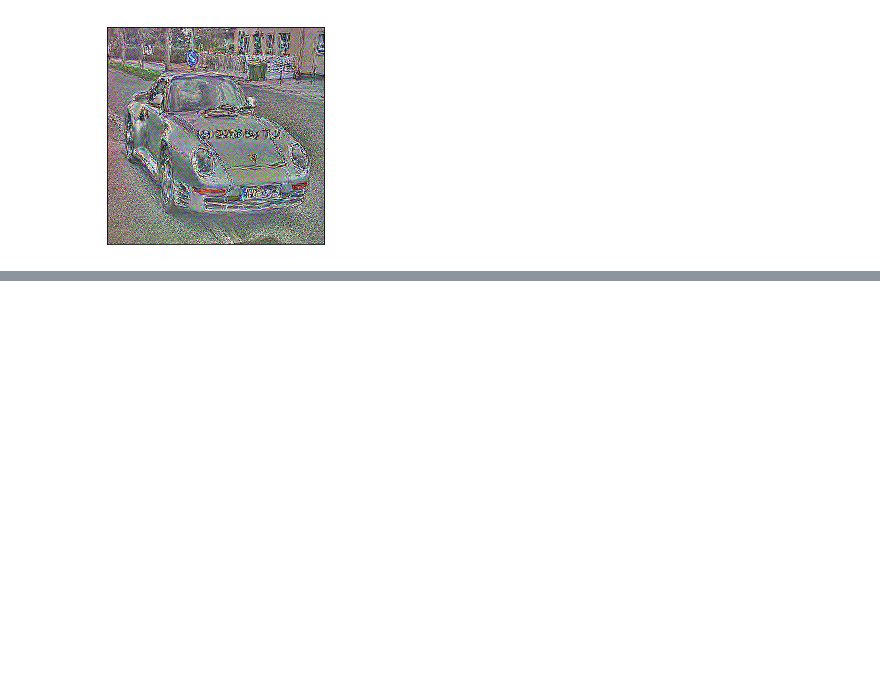
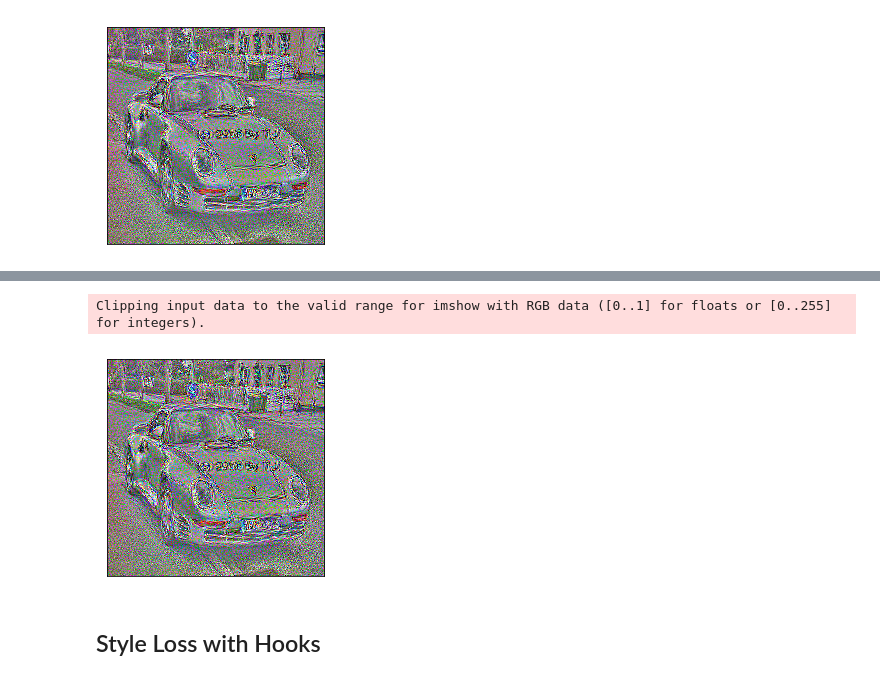
Before and after one commit to ganesh-krishnan/fastai, a Jupyter notebook: courses/dl2/style-transfer_gk.ipynb, the cells around one changed output, grey strips where cells are left out. Cells and saved outputs as stored; diff of their text form; code cells hidden in the pictures; blank space fills up the shorter version.

```diff
--- a/courses/dl2/style-transfer_gk.ipynb
+++ b/courses/dl2/style-transfer_gk.ipynb
@@ -140,0 +172,11 @@ Clipping input data to the valid range for imshow with RGB data ([0..1] for floa
+# %%
+def gen_rnd_img():
+    np.random.seed(345)
+    rnd_img = np.random.random((3, 224, 224)).astype('float')
+    rnd_img = scipy.ndimage.filters.median_filter(rnd_img, [8,8,1])
+    rnd_img = np.expand_dims(rnd_img, 0)
+    rnd_img = V(rnd_img)
+    rnd_img.requires_grad = True
+    return rnd_img
+# %%
+rnd_img = gen_rnd_img()
@@ -140,0 +196,7 @@ Clipping input data to the valid range for imshow with RGB data ([0..1] for floa
+# %%
+plot_img(rnd_img)
+# %% [output]
+Clipping input data to the valid range for imshow with RGB data ([0..1] for floats or [0..255] for integers).
+[figure, added]
+# %% [markdown]
+## Style Loss with Hooks
```
Also changed, not shown: parts of 18 cells of this notebook.
